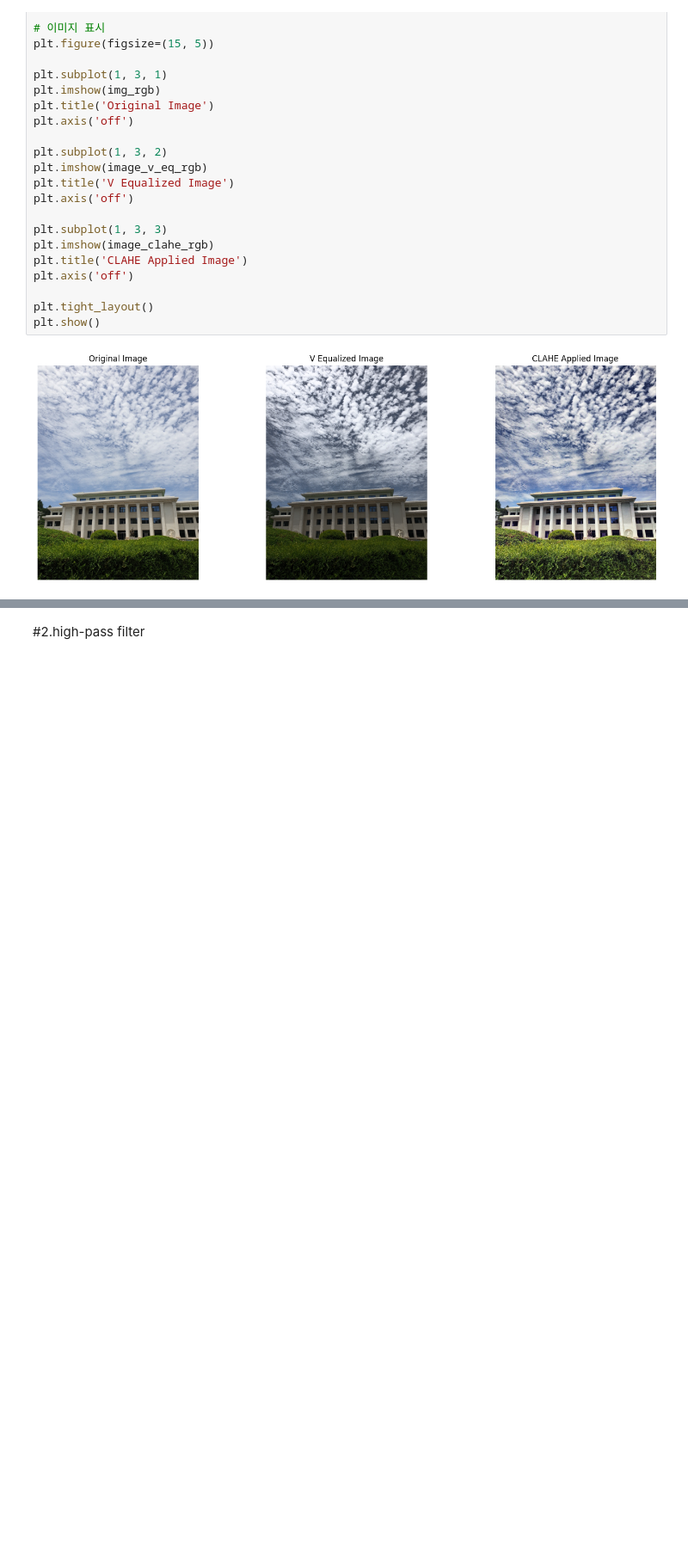
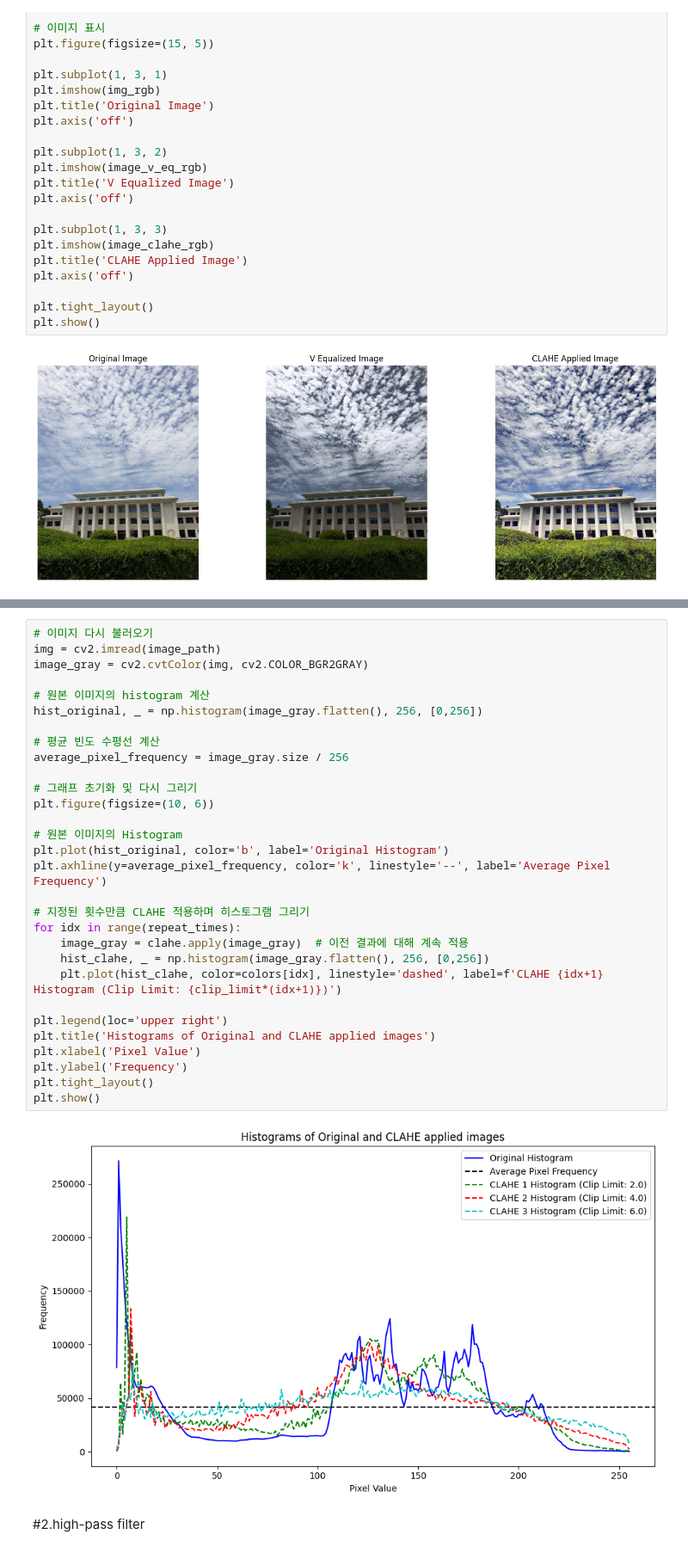
Before and after one commit to endnef2/big_leader, a Jupyter notebook: CV/CLAHE,_high_pass_filter_D2.ipynb, the cells around one changed output, grey strips where cells are left out. Shown at 86% size. Saved outputs shown, nothing was run; the diff lists cells and outputs as text; blank space fills up the shorter version.

```diff
--- a/CV/CLAHE,_high_pass_filter_D2.ipynb
+++ b/CV/CLAHE,_high_pass_filter_D2.ipynb
@@ -133,3 +55,35 @@ plt.show()
+# %%
+# 이미지 다시 불러오기
+img = cv2.imread(image_path)
+image_gray = cv2.cvtColor(img, cv2.COLOR_BGR2GRAY)
+
+# 원본 이미지의 histogram 계산
+hist_original, _ = np.histogram(image_gray.flatten(), 256, [0,256])
+
+# 평균 빈도 수평선 계산
+average_pixel_frequency = image_gray.size / 256
+
+# 그래프 초기화 및 다시 그리기
+plt.figure(figsize=(10, 6))
+
+# 원본 이미지의 Histogram
+plt.plot(hist_original, color='b', label='Original Histogram')
+plt.axhline(y=average_pixel_frequency, color='k', linestyle='--', label='Average Pixel Frequency')
+
+# 지정된 횟수만큼 CLAHE 적용하며 히스토그램 그리기
+for idx in range(repeat_times):
+    image_gray = clahe.apply(image_gray)  # 이전 결과에 대해 계속 적용
+    hist_clahe, _ = np.histogram(image_gray.flatten(), 256, [0,256])
+    plt.plot(hist_clahe, color=colors[idx], linestyle='dashed', label=f'CLAHE {idx+1} Histogram (Clip Limit: {clip_limit*(idx+1)})')
+
+plt.legend(loc='upper right')
+plt.title('Histograms of Original and CLAHE applied images')
+plt.xlabel('Pixel Value')
+plt.ylabel('Frequency')
+plt.tight_layout()
+plt.show()
+# %% [output]
+[figure, added]
 # %% [markdown]
 #2.high-pass filter
 # %%
```
Also changed, not shown: parts of 4 cells of this notebook.
